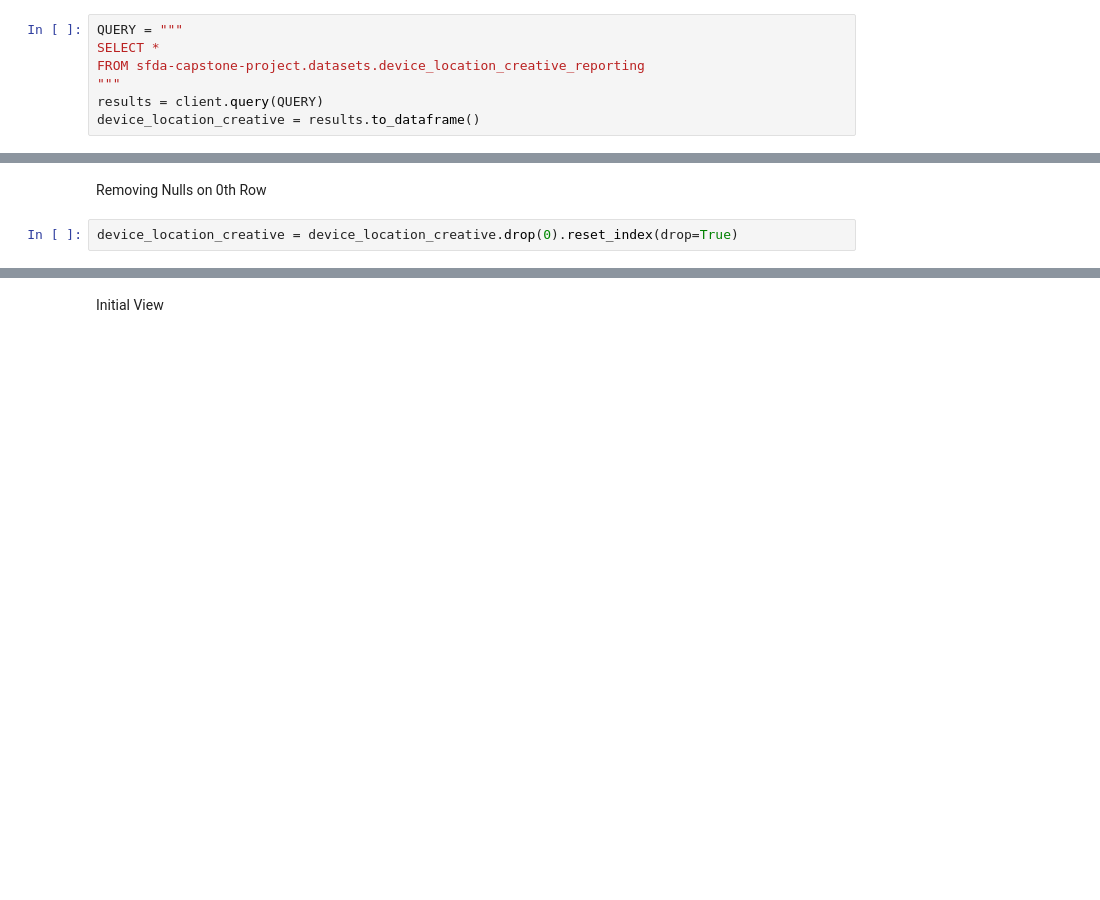
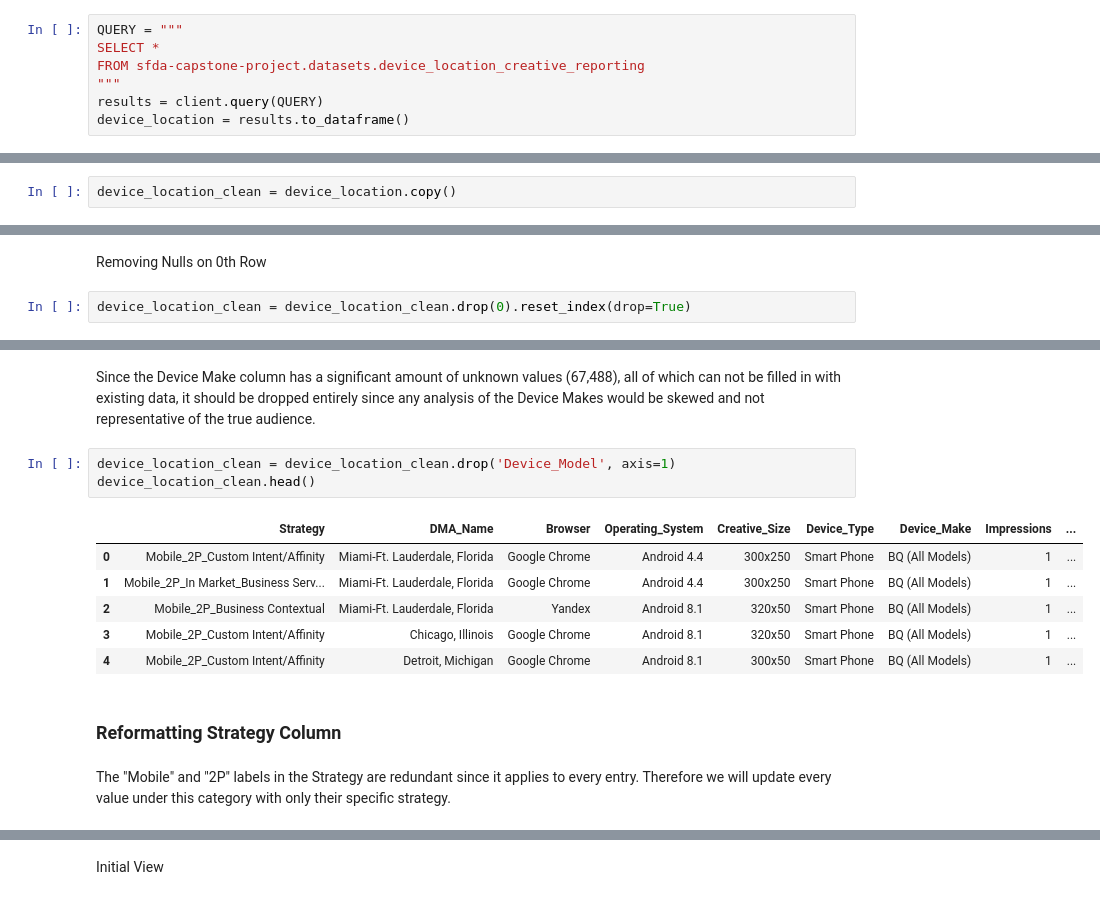
Before and after one commit to jmgcito/Media-Campaign-Analysis, a Jupyter notebook: Media_Campaign_Data_Cleanup.ipynb, the cells around one changed output, grey strips where cells are left out. Drawn from its saved outputs; the diff is of its cells as text; blank space fills up the shorter version.

Commit message:
Finished cleaning Device Location dataset

```diff
--- a/Media_Campaign_Data_Cleanup.ipynb
+++ b/Media_Campaign_Data_Cleanup.ipynb
@@ -38,7 +38,7 @@ SELECT *
 FROM sfda-capstone-project.datasets.device_location_creative_reporting
 """
 results = client.query(QUERY)
-device_location_creative = results.to_dataframe()
+device_location = results.to_dataframe()
 # %%
 QUERY = """
 SELECT *
@@ -53 +56,3 @@ Initial View
+# %%
+device_location_clean = device_location.copy()
 # %%
@@ -62,4 +67,4 @@ device_location_creative.head()
 # %% [markdown]
 Removing Nulls on 0th Row
 # %%
-device_location_creative = device_location_creative.drop(0).reset_index(drop=True)
+device_location_clean = device_location_clean.drop(0).reset_index(drop=True)
@@ -97,0 +231,16 @@ memory usage: 47.4+ MB
+# %% [markdown]
+Since the Device Make column has a significant amount of unknown values (67,488), all of which can not be filled in with existing data, it should be dropped entirely since any analysis of the Device Makes would be skewed and not representative of the true audience.
+# %%
+device_location_clean = device_location_clean.drop('Device_Model', axis=1)
+device_location_clean.head()
+# %% [output]
+|  | Strategy | DMA_Name | Browser | Operating_System | Creative_Size | Device_Type | Device_Make | Impressions | ... |
+| 0 | Mobile_2P_Custom Intent/Affinity | Miami-Ft. Lauderdale, Florida | Google Chrome | Android 4.4 | 300x250 | Smart Phone | BQ (All Models) | 1 | ... |
+| 1 | Mobile_2P_In Market_Business Serv... | Miami-Ft. Lauderdale, Florida | Google Chrome | Android 4.4 | 300x250 | Smart Phone | BQ (All Models) | 1 | ... |
+| 2 | Mobile_2P_Business Contextual | Miami-Ft. Lauderdale, Florida | Yandex | Android 8.1 | 320x50 | Smart Phone | BQ (All Models) | 1 | ... |
+| 3 | Mobile_2P_Custom Intent/Affinity | Chicago, Illinois | Google Chrome | Android 8.1 | 320x50 | Smart Phone | BQ (All Models) | 1 | ... |
+| 4 | Mobile_2P_Custom Intent/Affinity | Detroit, Michigan | Google Chrome | Android 8.1 | 300x50 | Smart Phone | BQ (All Models) | 1 | ... |
+# %% [markdown]
+### Reformatting Strategy Column
+# %% [markdown]
+The "Mobile" and "2P" labels in the Strategy are redundant since it applies to every entry. Therefore we will update every value under this category with only their specific strategy.
```
Also changed, not shown: parts of 45 cells of this notebook, 1 other file.
